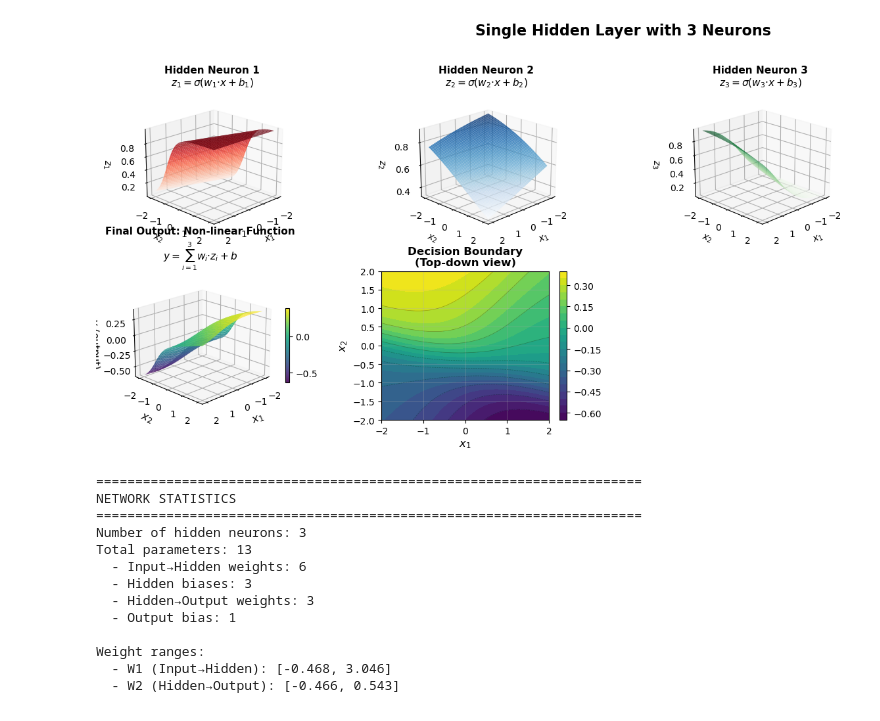
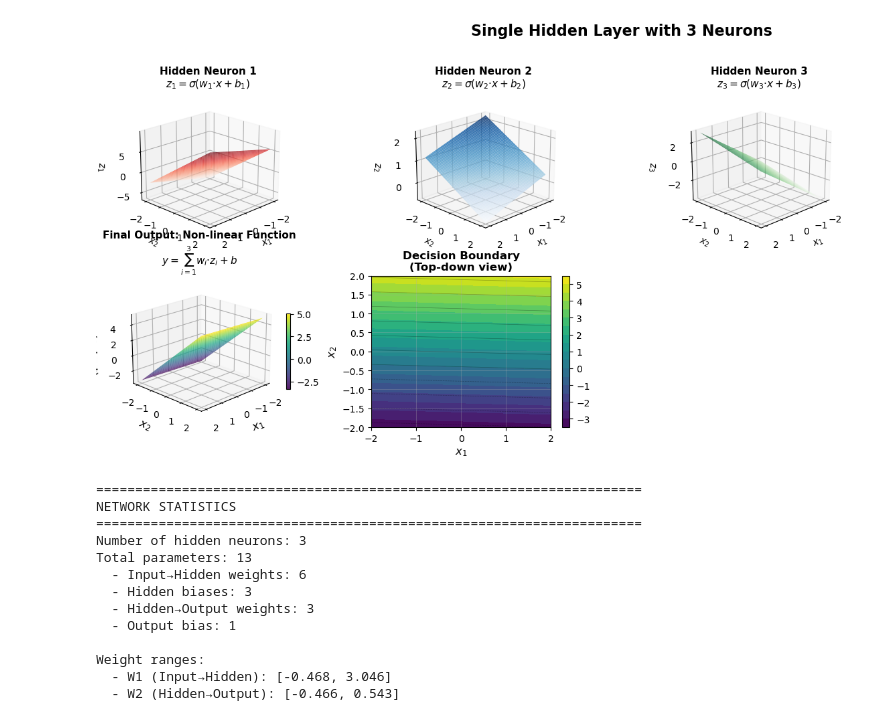
Before and after one commit to judyzhu-gmu/cyse686, a Jupyter notebook: Spring26/NN-with-HidenLayer.ipynb, the cells around one changed output. Cells and saved outputs as stored; diff of their text form; code cells hidden in the pictures.

```diff
--- a/Spring26/NN-with-HidenLayer.ipynb
+++ b/Spring26/NN-with-HidenLayer.ipynb
@@ -47,8 +47,8 @@ X_grid = np.c_[X1.ravel(), X2.ravel()]
 Z_pre = np.dot(X_grid, W1) + b1  # Shape: (grid_points, n_hidden)
 
 # Step 2: Apply non-linear activation
-Z_hidden = sigmoid(Z_pre)  # This creates non-linearity!
-#Z_hidden = unit(Z_pre)
+#Z_hidden = sigmoid(Z_pre)  # This creates non-linearity!
+Z_hidden = unit(Z_pre)
 
 # Step 3: Linear combination for output
 Y_output = np.dot(Z_hidden, W2) + b2
@@ -93,34 +93,34 @@ fig.colorbar(surf, ax=ax_output, shrink=0.5)
 
 # Plot 3: Contour plot (top-down view)
 ax_contour = fig.add_subplot(2, 4, 6)
 contour = ax_contour.contourf(X1, X2, Y_output, levels=20, cmap='viridis')
 ax_contour.contour(X1, X2, Y_output, levels=10, colors='black',
                    alpha=0.3, linewidths=0.5)
 ax_contour.set_xlabel('$x_1$', fontsize=12)
 ax_contour.set_ylabel('$x_2$', fontsize=12)
 ax_contour.set_title('Decision Boundary\n(Top-down view)', fontweight='bold')
 ax_contour.grid(True, alpha=0.3)
 fig.colorbar(contour, ax=ax_contour)
 
 
 plt.tight_layout(rect=[0, 0.15, 1, 0.96])
 plt.show()
 
 # Print some statistics for students
 print("\n" + "="*70)
 print("NETWORK STATISTICS")
 print("="*70)
 print(f"Number of hidden neurons: {N_HIDDEN_NEURONS}")
 print(f"Total parameters: {2*N_HIDDEN_NEURONS + N_HIDDEN_NEURONS + N_HIDDEN_NEURONS*1 + 1}")
 print(f"  - Input→Hidden weights: {2*N_HIDDEN_NEURONS}")
 print(f"  - Hidden biases: {N_HIDDEN_NEURONS}")
 print(f"  - Hidden→Output weights: {N_HIDDEN_NEURONS}")
 print(f"  - Output bias: 1")
 print(f"\nWeight ranges:")
 print(f"  - W1 (Input→Hidden): [{W1.min():.3f}, {W1.max():.3f}]")
 print(f"  - W2 (Hidden→Output): [{W2.min():.3f}, {W2.max():.3f}]")
 # %% [output]
-[figure, old version]
+[figure, new version]
 ======================================================================
 NETWORK STATISTICS
 ======================================================================
```
Also changed, not shown: 1 other file.
